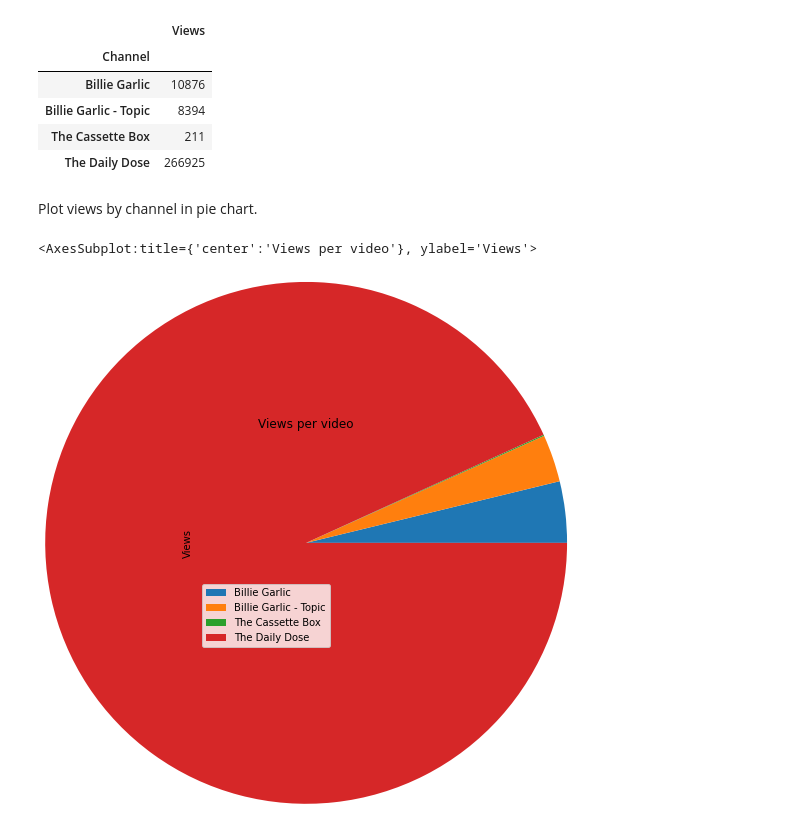
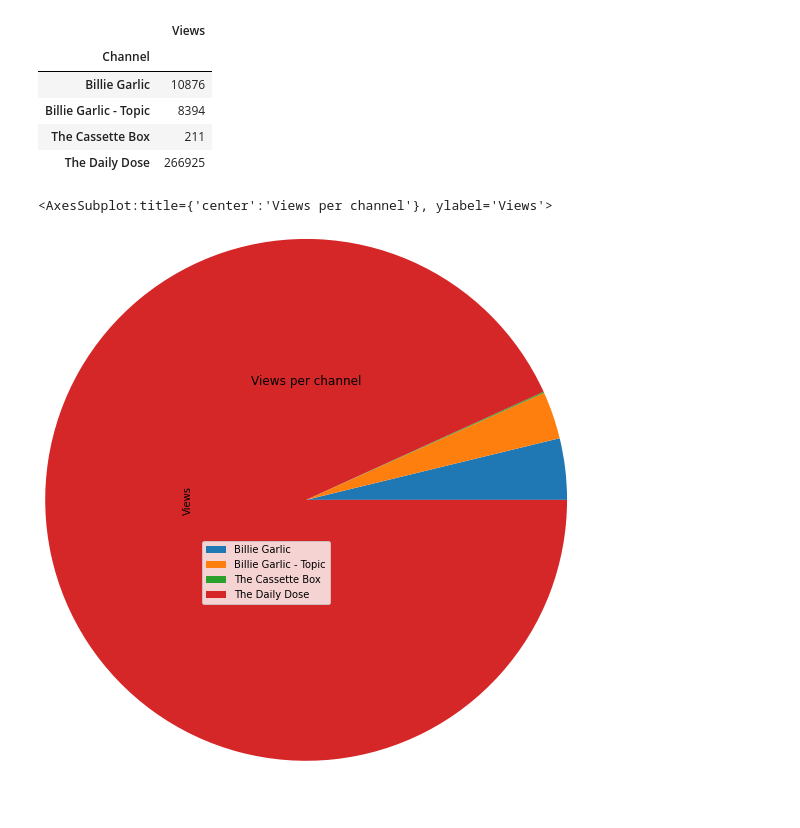
Before and after one commit to ohallstrom/YT-Views-Count, a Jupyter notebook: src/visualise.ipynb, the cells around one changed output. Cells and saved outputs as stored; diff of their text form; code cells hidden in the pictures; blank space fills up the shorter version.

```diff
--- a/src/visualise.ipynb
+++ b/src/visualise.ipynb
@@ -38,10 +59,8 @@ channel_df
 | Billie Garlic - Topic | 8394 |
 | The Cassette Box | 211 |
 | The Daily Dose | 266925 |
-# %% [markdown]
-Plot views by channel in pie chart.
 # %%
-channel_df.plot.pie(y = 'Views', title = "Views per video", radius = 3, labeldistance = None)
+channel_df.plot.pie(y = 'Views', title = "Views per channel", radius = 3, labeldistance = None)
 # %% [output]
-<AxesSubplot:title={'center':'Views per video'}, ylabel='Views'>
+<AxesSubplot:title={'center':'Views per channel'}, ylabel='Views'>
-[figure, old version]
+[figure, new version]
```
Also changed, not shown: parts of 9 cells of this notebook.
